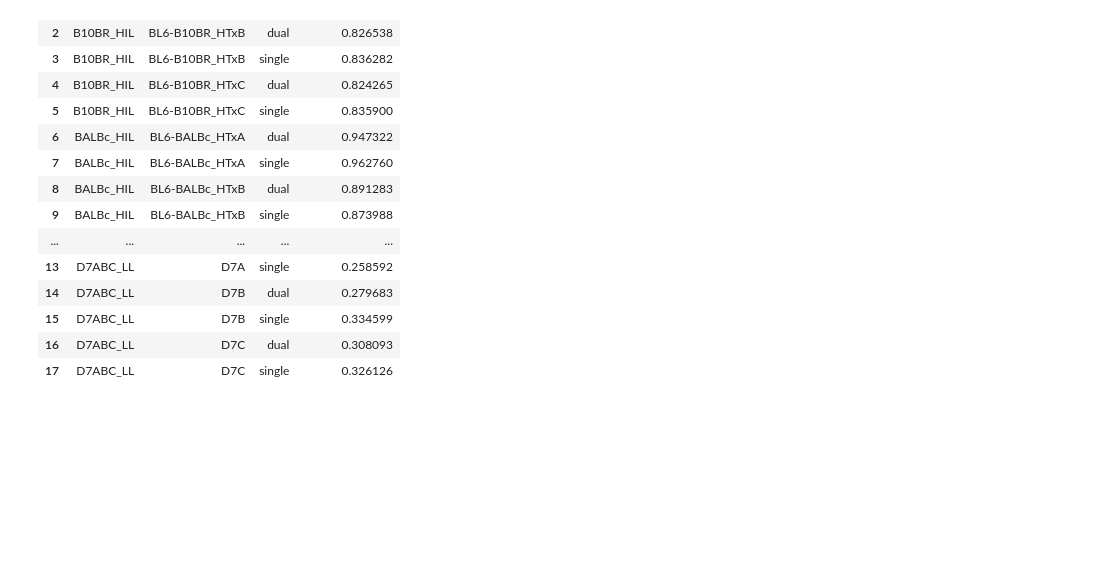
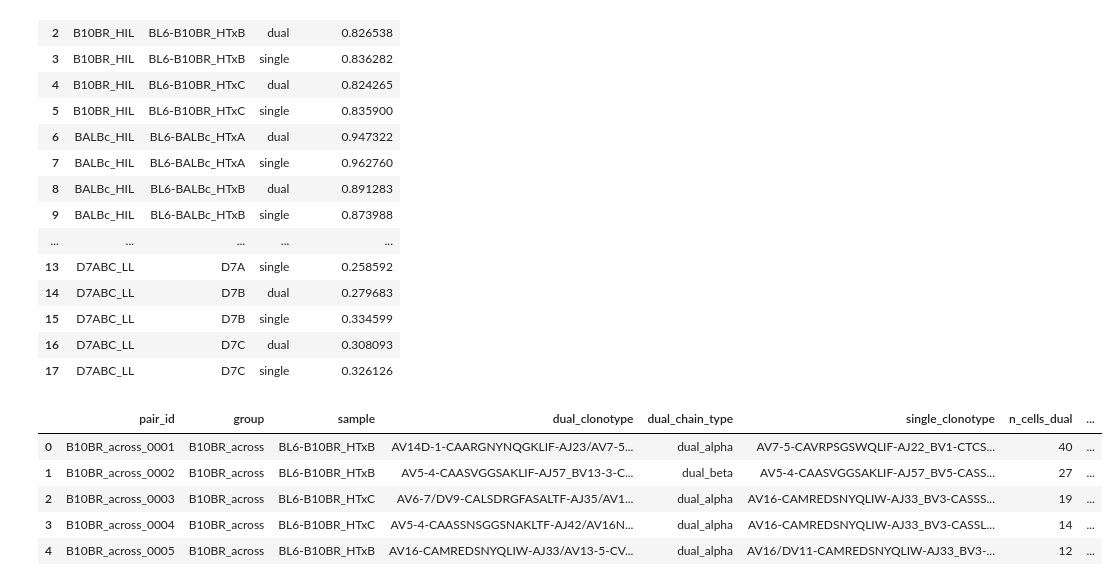
Before and after one commit to kingchalapati/Masters-Project, a Jupyter notebook: COMPARISON_3_FINAL.ipynb, the cells around one changed output. Cells and saved outputs as stored; diff of their text form; code cells hidden in the pictures; blank space fills up the shorter version.

```diff
--- a/COMPARISON_3_FINAL.ipynb
+++ b/COMPARISON_3_FINAL.ipynb
@@ -6076,0 +6096,9 @@ pattern_shifts.to_csv('Comparison3_Samplewise_Outputs/all_pairs_pattern_shift_an
+# %%
+pattern_shifts_no_lls.head()
+# %% [output]
+|  | pair_id | group | sample | dual_clonotype | dual_chain_type | single_clonotype | n_cells_dual | ... |
+| 0 | B10BR_across_0001 | B10BR_across | BL6-B10BR_HTxB | AV14D-1-CAARGNYNQGKLIF-AJ23/AV7-5... | dual_alpha | AV7-5-CAVRPSGSWQLIF-AJ22_BV1-CTCS... | 40 | ... |
+| 1 | B10BR_across_0002 | B10BR_across | BL6-B10BR_HTxB | AV5-4-CAASVGGSAKLIF-AJ57_BV13-3-C... | dual_beta | AV5-4-CAASVGGSAKLIF-AJ57_BV5-CASS... | 27 | ... |
+| 2 | B10BR_across_0003 | B10BR_across | BL6-B10BR_HTxC | AV6-7/DV9-CALSDRGFASALTF-AJ35/AV1... | dual_alpha | AV16-CAMREDSNYQLIW-AJ33_BV3-CASSS... | 19 | ... |
+| 3 | B10BR_across_0004 | B10BR_across | BL6-B10BR_HTxC | AV5-4-CAASSNSGGSNAKLTF-AJ42/AV16N... | dual_alpha | AV16-CAMREDSNYQLIW-AJ33_BV3-CASSL... | 14 | ... |
+| 4 | B10BR_across_0005 | B10BR_across | BL6-B10BR_HTxB | AV16-CAMREDSNYQLIW-AJ33/AV13-5-CV... | dual_alpha | AV16/DV11-CAMREDSNYQLIW-AJ33_BV3-... | 12 | ... |
```
Also changed, not shown: parts of 4 cells of this notebook, 1 other file.
